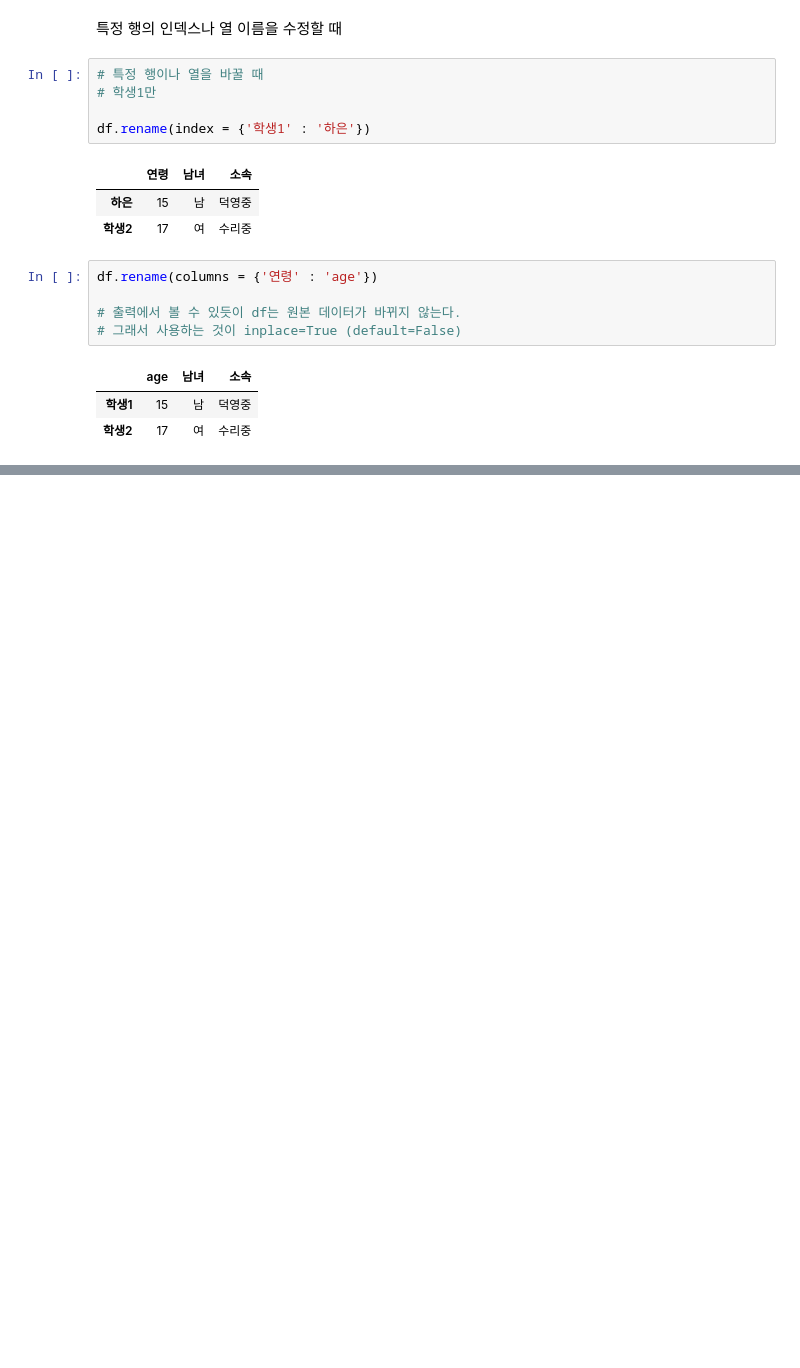
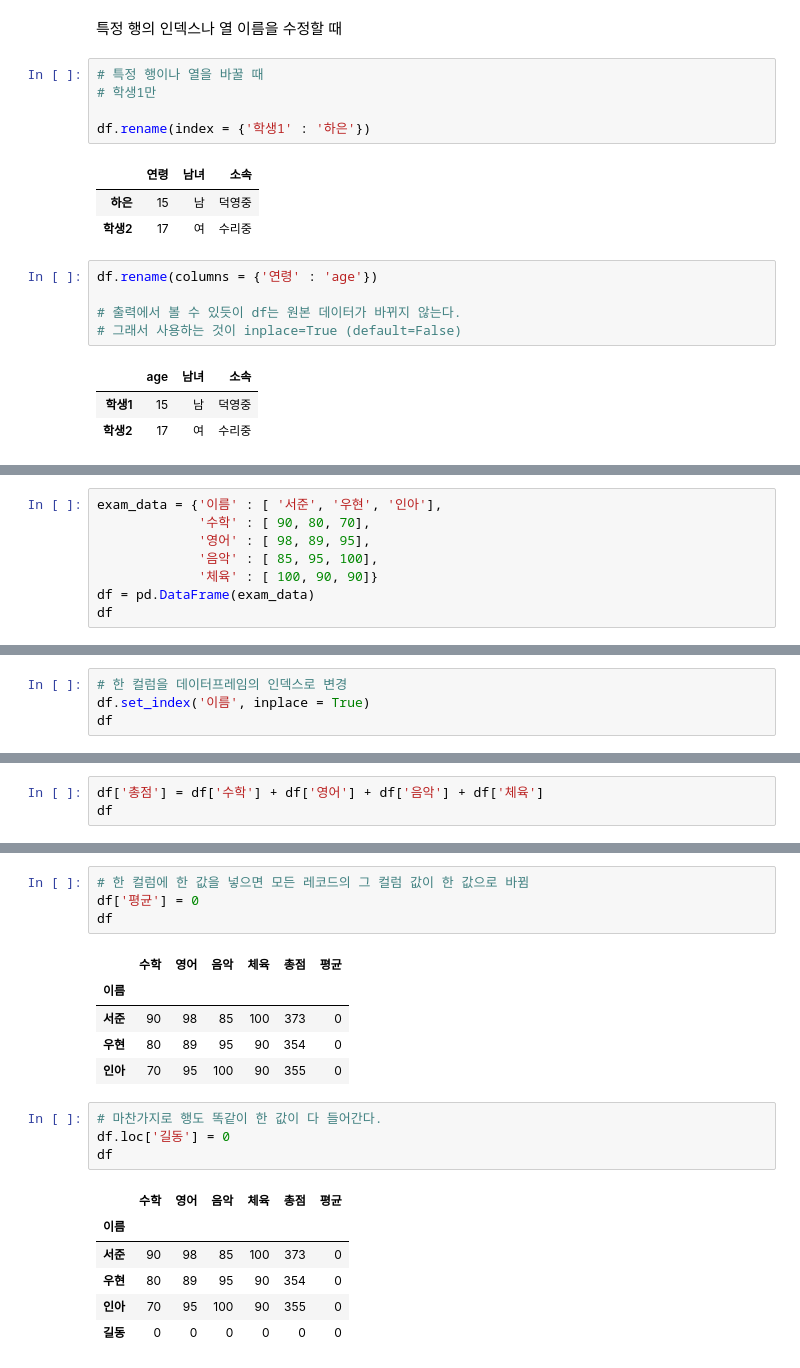
Before and after one commit to one-gidung/BigLeader_AI_Academy, a Jupyter notebook: 2021-06-30.ipynb, the cells around one changed output, grey strips where cells are left out. Cells and saved outputs as stored; diff of their text form; blank space fills up the shorter version.

```diff
--- a/2021-06-30.ipynb
+++ b/2021-06-30.ipynb
@@ -93,0 +149,8 @@ df.rename(columns = {'연령' : 'age'})
+# %%
+exam_data = {'이름' : [ '서준', '우현', '인아'],
+             '수학' : [ 90, 80, 70],
+             '영어' : [ 98, 89, 95],
+             '음악' : [ 85, 95, 100],
+             '체육' : [ 100, 90, 90]}
+df = pd.DataFrame(exam_data)
+df
@@ -93,0 +162,4 @@ df.rename(columns = {'연령' : 'age'})
+# %%
+# 한 컬럼을 데이터프레임의 인덱스로 변경
+df.set_index('이름', inplace = True)
+df
@@ -93,0 +172,3 @@ df.rename(columns = {'연령' : 'age'})
+# %%
+df['총점'] = df['수학'] + df['영어'] + df['음악'] + df['체육']
+df
@@ -93,0 +196,21 @@ df.rename(columns = {'연령' : 'age'})
+# %%
+# 한 컬럼에 한 값을 넣으면 모든 레코드의 그 컬럼 값이 한 값으로 바뀜
+df['평균'] = 0
+df
+# %% [output]
+|  | 수학 | 영어 | 음악 | 체육 | 총점 | 평균 |
+| 이름 |  |  |  |  |  |  |
+| 서준 | 90 | 98 | 85 | 100 | 373 | 0 |
+| 우현 | 80 | 89 | 95 | 90 | 354 | 0 |
+| 인아 | 70 | 95 | 100 | 90 | 355 | 0 |
+# %%
+# 마찬가지로 행도 똑같이 한 값이 다 들어간다.
+df.loc['길동'] = 0
+df
+# %% [output]
+|  | 수학 | 영어 | 음악 | 체육 | 총점 | 평균 |
+| 이름 |  |  |  |  |  |  |
+| 서준 | 90 | 98 | 85 | 100 | 373 | 0 |
+| 우현 | 80 | 89 | 95 | 90 | 354 | 0 |
+| 인아 | 70 | 95 | 100 | 90 | 355 | 0 |
+| 길동 | 0 | 0 | 0 | 0 | 0 | 0 |
```
Also changed, not shown: parts of 22 cells of this notebook, 2 other files.
